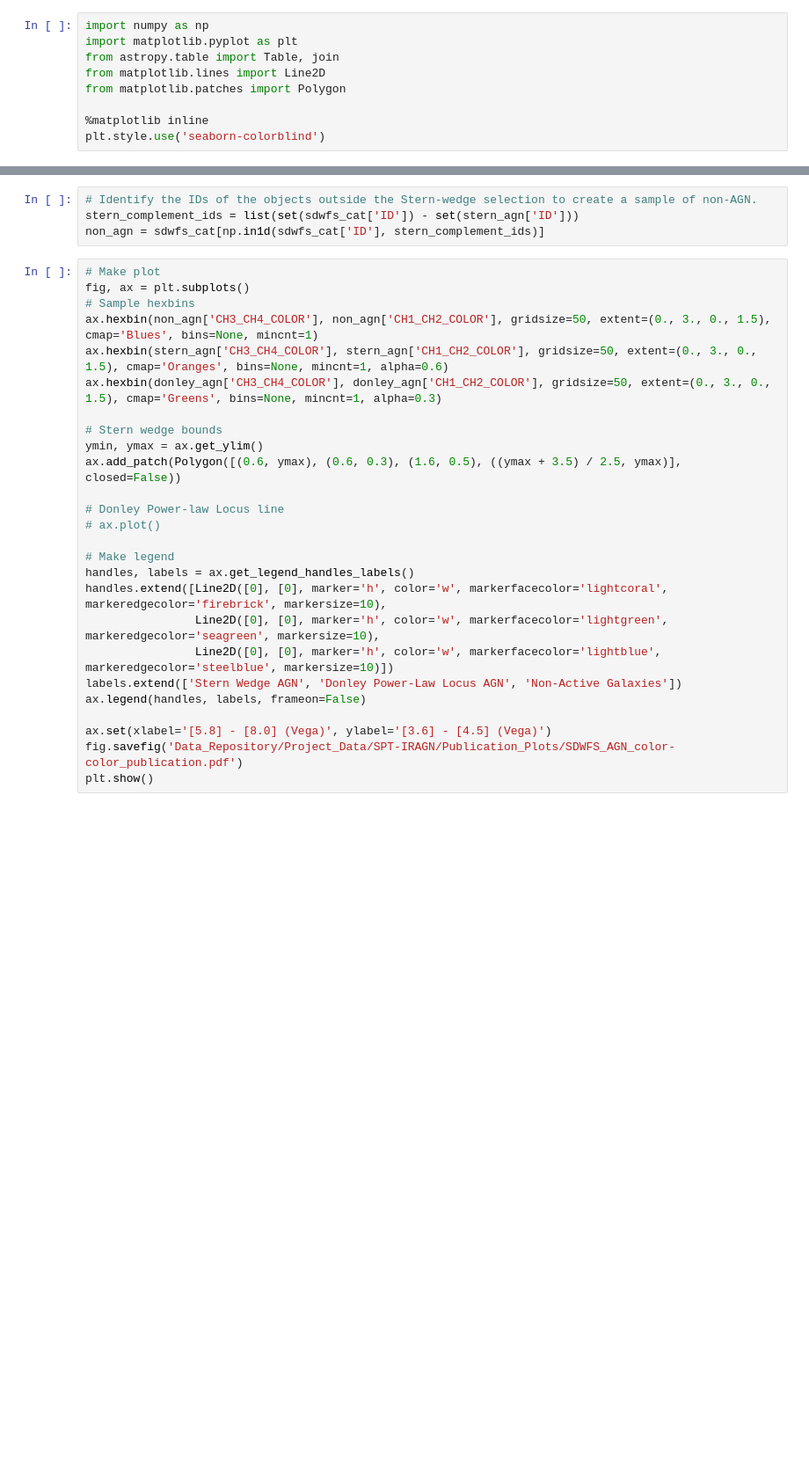
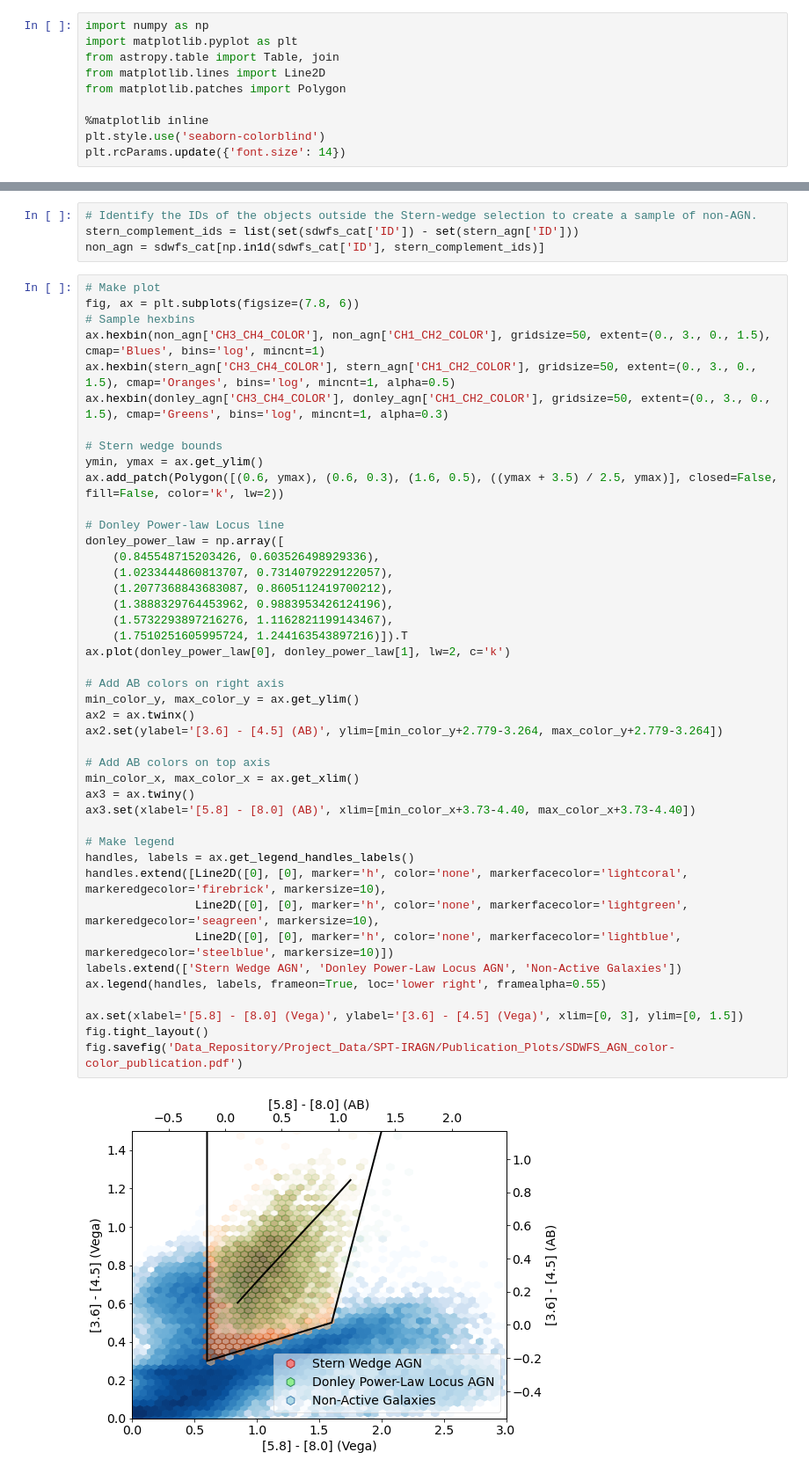
Before and after one commit to floydie7/SPT_AGN, a Jupyter notebook: SDWFS_AGN_color-color_plot.ipynb, the cells around one changed output, grey strips where cells are left out. Shown at 88% size. Drawn from its saved outputs; the diff is of its cells as text; blank space fills up the shorter version.

Commit message:
Adjustments to publication plots. Added SDWFS_AGN_color_histogram.ipynb.

```diff
--- a/SDWFS_AGN_color-color_plot.ipynb
+++ b/SDWFS_AGN_color-color_plot.ipynb
@@ -12,6 +12,7 @@ from matplotlib.patches import Polygon
 
 %matplotlib inline
 plt.style.use('seaborn-colorblind')
+plt.rcParams.update({'font.size': 14})
 # %%
 # Read in the SDWFS photometric catalog
 sdwfs_main = Table.read('Data_Repository/Catalogs/Bootes/SDWFS/ch2v33_sdwfs_2009mar3_apcorr_matched_ap4_Main_v0.4.cat.gz',
@@ -66,27 +67,46 @@ stern_complement_ids = list(set(sdwfs_cat['ID']) - set(stern_agn['ID']))
 non_agn = sdwfs_cat[np.in1d(sdwfs_cat['ID'], stern_complement_ids)]
 # %%
 # Make plot
-fig, ax = plt.subplots()
+fig, ax = plt.subplots(figsize=(7.8, 6))
 # Sample hexbins
-ax.hexbin(non_agn['CH3_CH4_COLOR'], non_agn['CH1_CH2_COLOR'], gridsize=50, extent=(0., 3., 0., 1.5), cmap='Blues', bins=None, mincnt=1)
-ax.hexbin(stern_agn['CH3_CH4_COLOR'], stern_agn['CH1_CH2_COLOR'], gridsize=50, extent=(0., 3., 0., 1.5), cmap='Oranges', bins=None, mincnt=1, alpha=0.6)
-ax.hexbin(donley_agn['CH3_CH4_COLOR'], donley_agn['CH1_CH2_COLOR'], gridsize=50, extent=(0., 3., 0., 1.5), cmap='Greens', bins=None, mincnt=1, alpha=0.3)
+ax.hexbin(non_agn['CH3_CH4_COLOR'], non_agn['CH1_CH2_COLOR'], gridsize=50, extent=(0., 3., 0., 1.5), cmap='Blues', bins='log', mincnt=1)
+ax.hexbin(stern_agn['CH3_CH4_COLOR'], stern_agn['CH1_CH2_COLOR'], gridsize=50, extent=(0., 3., 0., 1.5), cmap='Oranges', bins='log', mincnt=1, alpha=0.5)
+ax.hexbin(donley_agn['CH3_CH4_COLOR'], donley_agn['CH1_CH2_COLOR'], gridsize=50, extent=(0., 3., 0., 1.5), cmap='Greens', bins='log', mincnt=1, alpha=0.3)
 
 # Stern wedge bounds
 ymin, ymax = ax.get_ylim()
-ax.add_patch(Polygon([(0.6, ymax), (0.6, 0.3), (1.6, 0.5), ((ymax + 3.5) / 2.5, ymax)], closed=False))
+ax.add_patch(Polygon([(0.6, ymax), (0.6, 0.3), (1.6, 0.5), ((ymax + 3.5) / 2.5, ymax)], closed=False, fill=False, color='k', lw=2))
 
 # Donley Power-law Locus line
-# ax.plot()
+donley_power_law = np.array([
+    (0.845548715203426, 0.603526498929336),
+    (1.0233444860813707, 0.7314079229122057),
+    (1.2077368843683087, 0.8605112419700212),
+    (1.3888329764453962, 0.9883953426124196),
+    (1.5732293897216276, 1.1162821199143467),
+    (1.7510251605995724, 1.244163543897216)]).T
+ax.plot(donley_power_law[0], donley_power_law[1], lw=2, c='k')
+
+# Add AB colors on right axis
+min_color_y, max_color_y = ax.get_ylim()
+ax2 = ax.twinx()
+ax2.set(ylabel='[3.6] - [4.5] (AB)', ylim=[min_color_y+2.779-3.264, max_color_y+2.779-3.264])
+
+# Add AB colors on top axis
+min_color_x, max_color_x = ax.get_xlim()
+ax3 = ax.twiny()
+ax3.set(xlabel='[5.8] - [8.0] (AB)', xlim=[min_color_x+3.73-4.40, max_color_x+3.73-4.40])
 
 # Make legend
 handles, labels = ax.get_legend_handles_labels()
-handles.extend([Line2D([0], [0], marker='h', color='w', markerfacecolor='lightcoral', markeredgecolor='firebrick', markersize=10),
-                Line2D([0], [0], marker='h', color='w', markerfacecolor='lightgreen', markeredgecolor='seagreen', markersize=10),
-                Line2D([0], [0], marker='h', color='w', markerfacecolor='lightblue', markeredgecolor='steelblue', markersize=10)])
+handles.extend([Line2D([0], [0], marker='h', color='none', markerfacecolor='lightcoral', markeredgecolor='firebrick', markersize=10),
+                Line2D([0], [0], marker='h', color='none', markerfacecolor='lightgreen', markeredgecolor='seagreen', markersize=10),
+                Line2D([0], [0], marker='h', color='none', markerfacecolor='lightblue', markeredgecolor='steelblue', markersize=10)])
 labels.extend(['Stern Wedge AGN', 'Donley Power-Law Locus AGN', 'Non-Active Galaxies'])
-ax.legend(handles, labels, frameon=False)
+ax.legend(handles, labels, frameon=True, loc='lower right', framealpha=0.55)
 
-ax.set(xlabel='[5.8] - [8.0] (Vega)', ylabel='[3.6] - [4.5] (Vega)')
+ax.set(xlabel='[5.8] - [8.0] (Vega)', ylabel='[3.6] - [4.5] (Vega)', xlim=[0, 3], ylim=[0, 1.5])
+fig.tight_layout()
 fig.savefig('Data_Repository/Project_Data/SPT-IRAGN/Publication_Plots/SDWFS_AGN_color-color_publication.pdf')
-plt.show()
+# %% [output]
+[figure, added]
```
Also changed, not shown: parts of 2 cells of this notebook, 7 other files.
